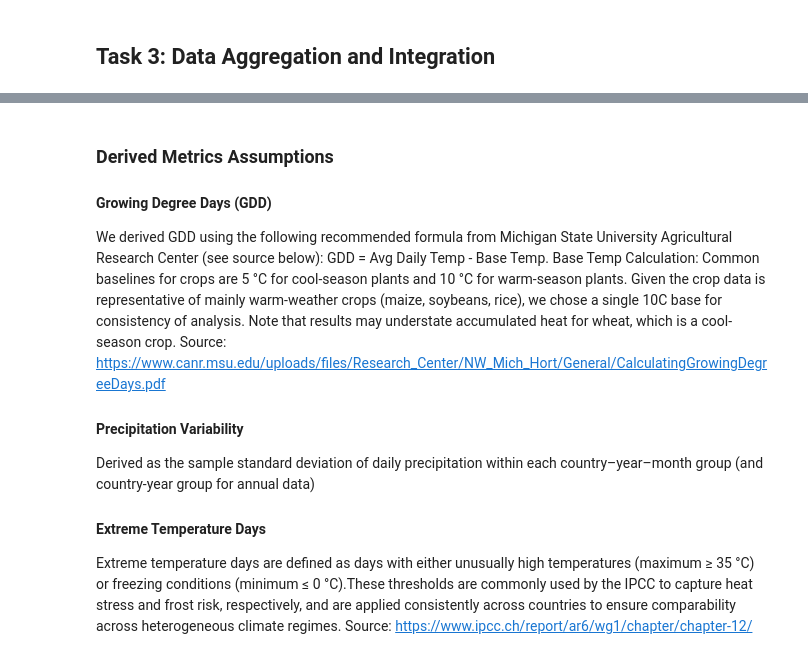
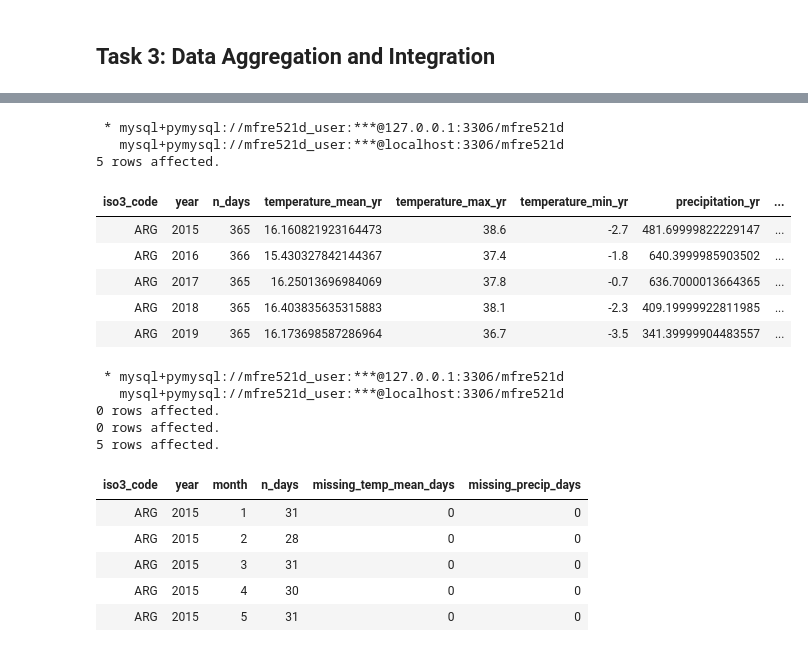
Before and after one commit to clareubc/521d_assignment, a Jupyter notebook: notebooks/Assignment 2.ipynb, the cells around one changed output, grey strips where cells are left out. Drawn from its saved outputs; the diff is of its cells as text; code cells hidden in the pictures.

```diff
--- a/notebooks/Assignment 2.ipynb
+++ b/notebooks/Assignment 2.ipynb
@@ -941,15 +921,52 @@ df_annual_weather
-# %% [markdown]
-
-### Derived Metrics Assumptions
-
-#### Growing Degree Days (GDD)
-We derived GDD using the following recommended formula from Michigan State University Agricultural Research Center (see source below): GDD = Avg Daily Temp - Base Temp.
-Base Temp Calculation: Common baselines for crops are 5 °C for cool-season plants and 10 °C for warm-season plants. Given the crop data is representative of mainly warm-weather crops (maize, soybeans, rice), we chose a single 10C base for consistency of analysis. Note that results may understate accumulated heat for wheat, which is a cool-season crop.
-Source: https://www.canr.msu.edu/uploads/files/Research_Center/NW_Mich_Hort/General/CalculatingGrowingDegreeDays.pdf
-
-#### Precipitation Variability
-Derived as the sample standard deviation of daily precipitation within each country–year–month group (and country-year group for annual data)
-
-#### Extreme Temperature Days
-Extreme temperature days are defined as days with either unusually high temperatures (maximum ≥ 35 °C) or freezing conditions (minimum ≤ 0 °C).These thresholds are commonly used by the IPCC to capture heat stress and frost risk, respectively, and are applied consistently across countries to ensure comparability across heterogeneous climate regimes.
-Source: https://www.ipcc.ch/report/ar6/wg1/chapter/chapter-12/
+# %%
+%%sql
+
+-- Preview annual_weather view
+
+SELECT * FROM annual_weather LIMIT 5;
+# %% [output]
+ * mysql+pymysql://mfre521d_user:***@127.0.0.1:3306/mfre521d
+   mysql+pymysql://mfre521d_user:***@localhost:3306/mfre521d
+5 rows affected.
+| iso3_code | year | n_days | temperature_mean_yr | temperature_max_yr | temperature_min_yr | precipitation_yr | ... |
+| ARG | 2015 | 365 | 16.160821923164473 | 38.6 | -2.7 | 481.69999822229147 | ... |
+| ARG | 2016 | 366 | 15.430327842144367 | 37.4 | -1.8 | 640.3999985903502 | ... |
+| ARG | 2017 | 365 | 16.25013696984069 | 37.8 | -0.7 | 636.7000013664365 | ... |
+| ARG | 2018 | 365 | 16.403835635315883 | 38.1 | -2.3 | 409.19999922811985 | ... |
+| ARG | 2019 | 365 | 16.173698587286964 | 36.7 | -3.5 | 341.39999904483557 | ... |
+# %%
+%%sql
+
+-- Quality Check (monthly_weather)
+
+DROP VIEW IF EXISTS monthly_weather_quality_checks;
+
+CREATE VIEW monthly_weather_quality_checks AS
+SELECT
+    dw.iso3_code,
+    dw.year,
+    dw.month,
+    COUNT(*) AS n_days,
+    SUM(CASE WHEN dw.temperature_mean IS NULL THEN 1 ELSE 0 END) AS missing_temp_mean_days,
+    SUM(CASE WHEN dw.precipitation  IS NULL THEN 1 ELSE 0 END) AS missing_precip_days
+FROM daily_weather dw
+GROUP BY
+    dw.iso3_code,
+    dw.year,
+    dw.month;
+
+-- Preview monthly_weather view
+
+SELECT * FROM monthly_weather_quality_checks LIMIT 5;
+# %% [output]
+ * mysql+pymysql://mfre521d_user:***@127.0.0.1:3306/mfre521d
+   mysql+pymysql://mfre521d_user:***@localhost:3306/mfre521d
+0 rows affected.
+0 rows affected.
+5 rows affected.
+| iso3_code | year | month | n_days | missing_temp_mean_days | missing_precip_days |
+| ARG | 2015 | 1 | 31 | 0 | 0 |
+| ARG | 2015 | 2 | 28 | 0 | 0 |
+| ARG | 2015 | 3 | 31 | 0 | 0 |
+| ARG | 2015 | 4 | 30 | 0 | 0 |
+| ARG | 2015 | 5 | 31 | 0 | 0 |
```
Also changed, not shown: parts of 17 cells of this notebook, 1 other file.
